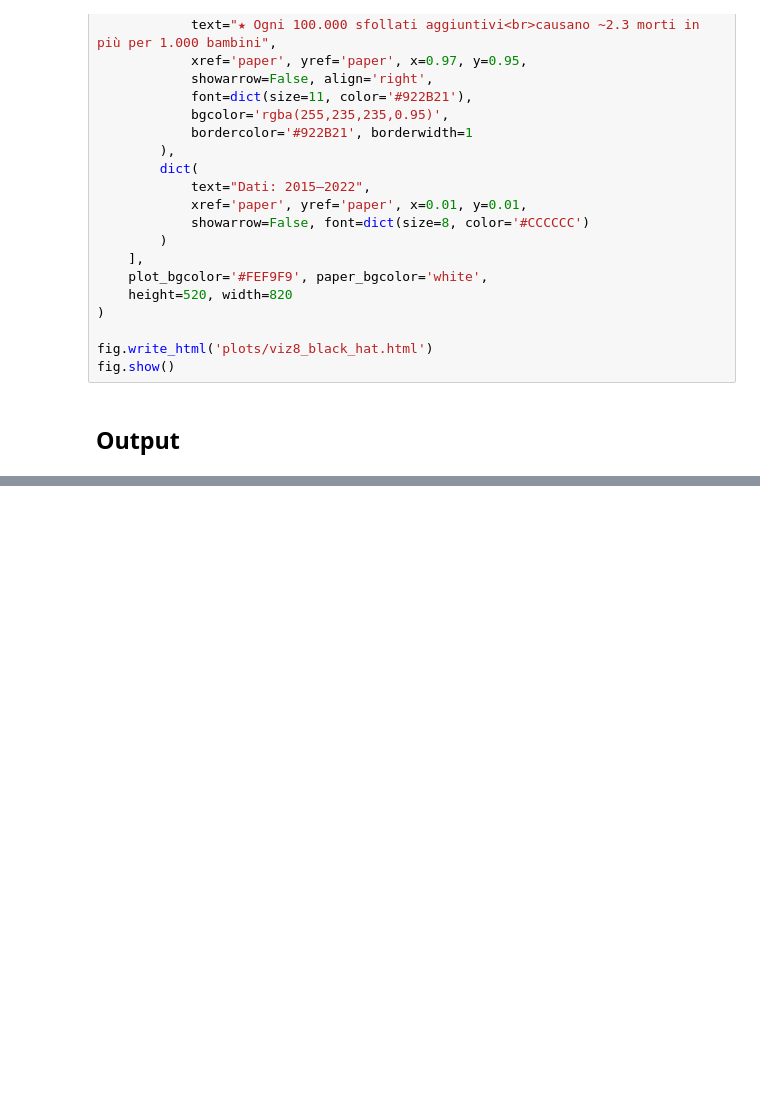
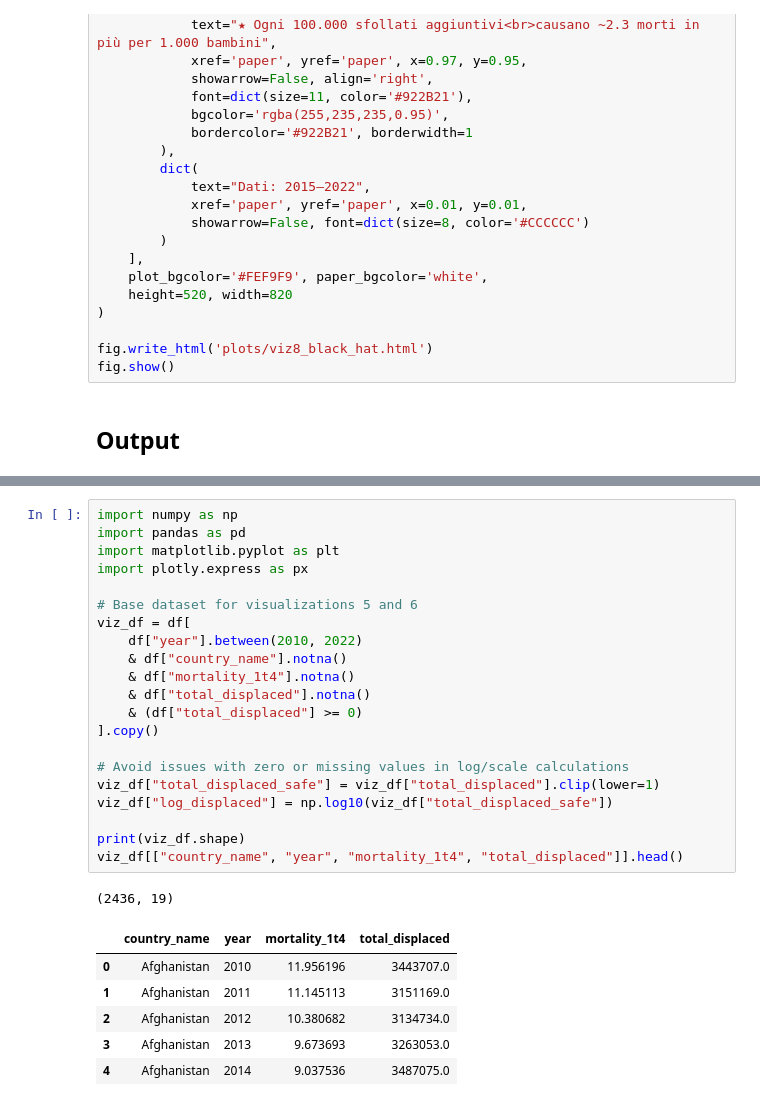
Before and after one commit to Gloreti03/dataviz-humanitarian-analysis, a Jupyter notebook: python_visualizations.ipynb, the cells around one changed output, grey strips where cells are left out. Cells and saved outputs as stored; diff of their text form; blank space fills up the shorter version.

```diff
--- a/python_visualizations.ipynb
+++ b/python_visualizations.ipynb
@@ -325,0 +489,29 @@ for f in sorted(os.listdir('plots')):
+# %%
+import numpy as np
+import pandas as pd
+import matplotlib.pyplot as plt
+import plotly.express as px
+
+# Base dataset for visualizations 5 and 6
+viz_df = df[
+    df["year"].between(2010, 2022)
+    & df["country_name"].notna()
+    & df["mortality_1t4"].notna()
+    & df["total_displaced"].notna()
+    & (df["total_displaced"] >= 0)
+].copy()
+
+# Avoid issues with zero or missing values in log/scale calculations
+viz_df["total_displaced_safe"] = viz_df["total_displaced"].clip(lower=1)
+viz_df["log_displaced"] = np.log10(viz_df["total_displaced_safe"])
+
+print(viz_df.shape)
+viz_df[["country_name", "year", "mortality_1t4", "total_displaced"]].head()
+# %% [output]
+(2436, 19)
+|  | country_name | year | mortality_1t4 | total_displaced |
+| 0 | Afghanistan | 2010 | 11.956196 | 3443707.0 |
+| 1 | Afghanistan | 2011 | 11.145113 | 3151169.0 |
+| 2 | Afghanistan | 2012 | 10.380682 | 3134734.0 |
+| 3 | Afghanistan | 2013 | 9.673693 | 3263053.0 |
+| 4 | Afghanistan | 2014 | 9.037536 | 3487075.0 |
```
Also changed, not shown: parts of 10 cells of this notebook, 4 other files.
